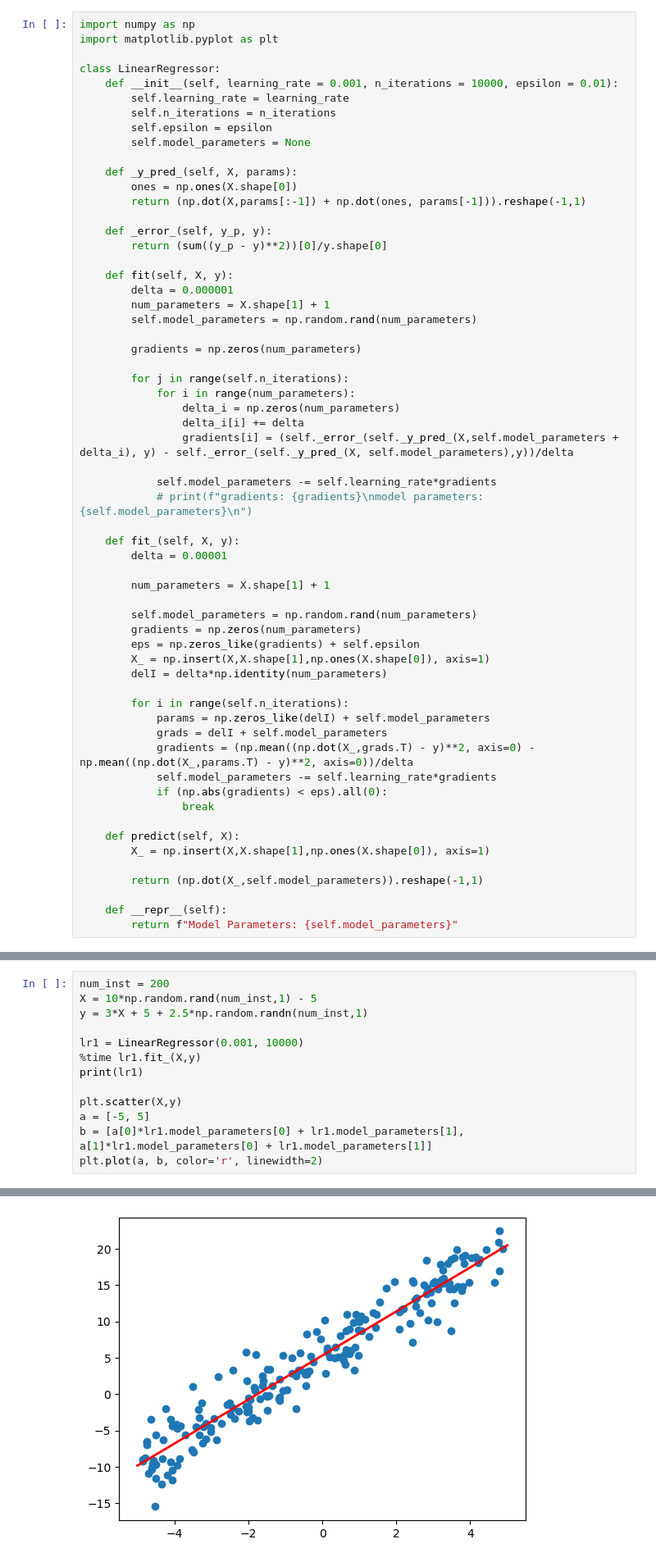
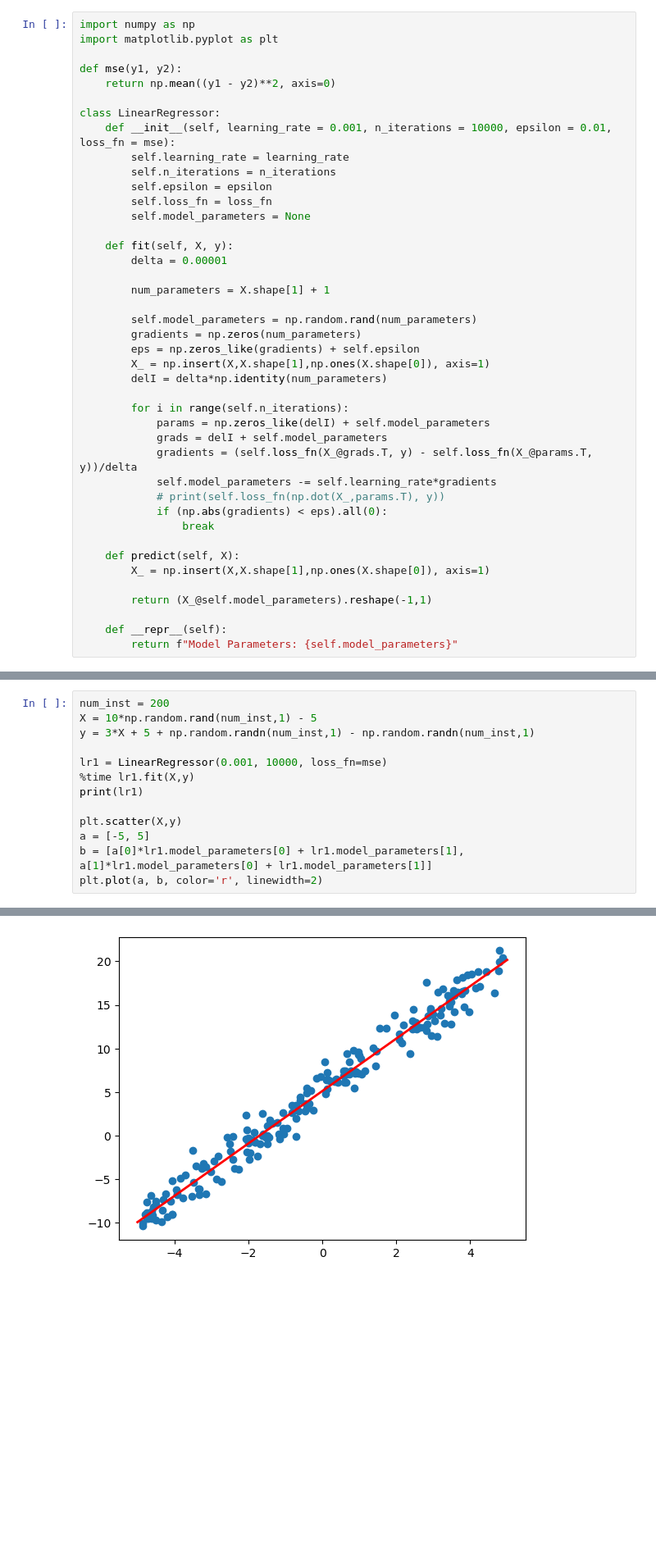
Before and after one commit to DarkKnight7107/DSAI, a Jupyter notebook: LinearRegressor.ipynb, the cells around one changed output, grey strips where cells are left out. Shown at 82% size. Saved outputs shown, nothing was run; the diff lists cells and outputs as text; blank space fills up the shorter version.

```diff
--- a/LinearRegressor.ipynb
+++ b/LinearRegressor.ipynb
@@ -2,37 +2,18 @@
 import numpy as np
 import matplotlib.pyplot as plt
 
+def mse(y1, y2):
+    return np.mean((y1 - y2)**2, axis=0)
+
 class LinearRegressor:
-    def __init__(self, learning_rate = 0.001, n_iterations = 10000, epsilon = 0.01):
+    def __init__(self, learning_rate = 0.001, n_iterations = 10000, epsilon = 0.01, loss_fn = mse):
         self.learning_rate = learning_rate
         self.n_iterations = n_iterations
         self.epsilon = epsilon
+        self.loss_fn = loss_fn
         self.model_parameters = None
 
-    def _y_pred_(self, X, params):
-        ones = np.ones(X.shape[0])
-        return (np.dot(X,params[:-1]) + np.dot(ones, params[-1])).reshape(-1,1)
-
-    def _error_(self, y_p, y):
-        return (sum((y_p - y)**2))[0]/y.shape[0]
-
     def fit(self, X, y):
-        delta = 0.000001
-        num_parameters = X.shape[1] + 1
-        self.model_parameters = np.random.rand(num_parameters)
-
-        gradients = np.zeros(num_parameters)
-
-        for j in range(self.n_iterations):
-            for i in range(num_parameters):
-                delta_i = np.zeros(num_parameters)
-                delta_i[i] += delta
-                gradients[i] = (self._error_(self._y_pred_(X,self.model_parameters + delta_i), y) - self._error_(self._y_pred_(X, self.model_parameters),y))/delta
-
-            self.model_parameters -= self.learning_rate*gradients
-            # print(f"gradients: {gradients}\nmodel parameters:{self.model_parameters}\n")
-
-    def fit_(self, X, y):
         delta = 0.00001
 
         num_parameters = X.shape[1] + 1
@@ -46,15 +27,16 @@ class LinearRegressor:
         for i in range(self.n_iterations):
             params = np.zeros_like(delI) + self.model_parameters
             grads = delI + self.model_parameters
-            gradients = (np.mean((np.dot(X_,grads.T) - y)**2, axis=0) - np.mean((np.dot(X_,params.T) - y)**2, axis=0))/delta
+            gradients = (self.loss_fn(X_@grads.T, y) - self.loss_fn(X_@params.T, y))/delta
             self.model_parameters -= self.learning_rate*gradients
+            # print(self.loss_fn(np.dot(X_,params.T), y))
             if (np.abs(gradients) < eps).all(0):
                 break
 
     def predict(self, X):
         X_ = np.insert(X,X.shape[1],np.ones(X.shape[0]), axis=1)
 
-        return (np.dot(X_,self.model_parameters)).reshape(-1,1)
+        return (X_@self.model_parameters).reshape(-1,1)
 
     def __repr__(self):
         return f"Model Parameters: {self.model_parameters}"
@@ -78,10 +58,10 @@ array([[93.03206812]])
 # %%
 num_inst = 200
 X = 10*np.random.rand(num_inst,1) - 5
-y = 3*X + 5 + 2.5*np.random.randn(num_inst,1)
+y = 3*X + 5 + np.random.randn(num_inst,1) - np.random.randn(num_inst,1)
 
-lr1 = LinearRegressor(0.001, 10000)
-%time lr1.fit_(X,y)
+lr1 = LinearRegressor(0.001, 10000, loss_fn=mse)
+%time lr1.fit(X,y)
 print(lr1)
 
 plt.scatter(X,y)
@@ -95,5 +75,5 @@ Model Parameters: [3.02836156 5.32198399]
 [<matplotlib.lines.Line2D at 0x...>]
-[figure, old version]
+[figure, new version]
 # %%
 num_inst = 100
 X = 10*np.random.rand(num_inst,1) - 5
```
Also changed, not shown: parts of 12 cells of this notebook.
